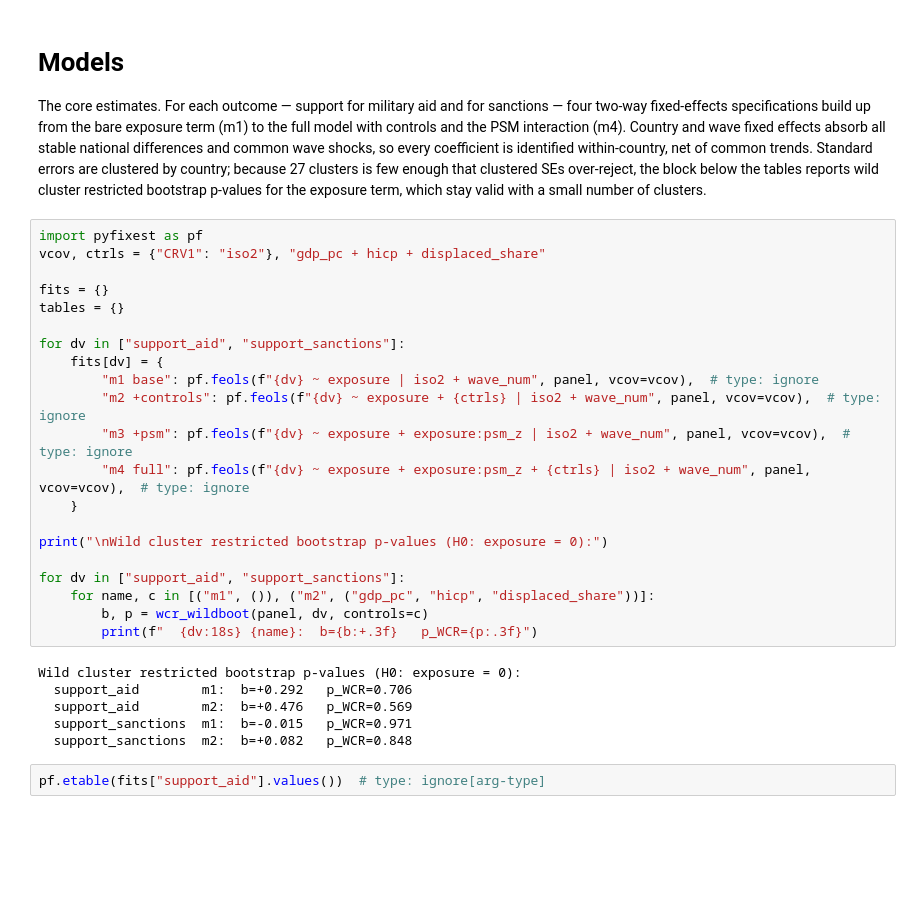
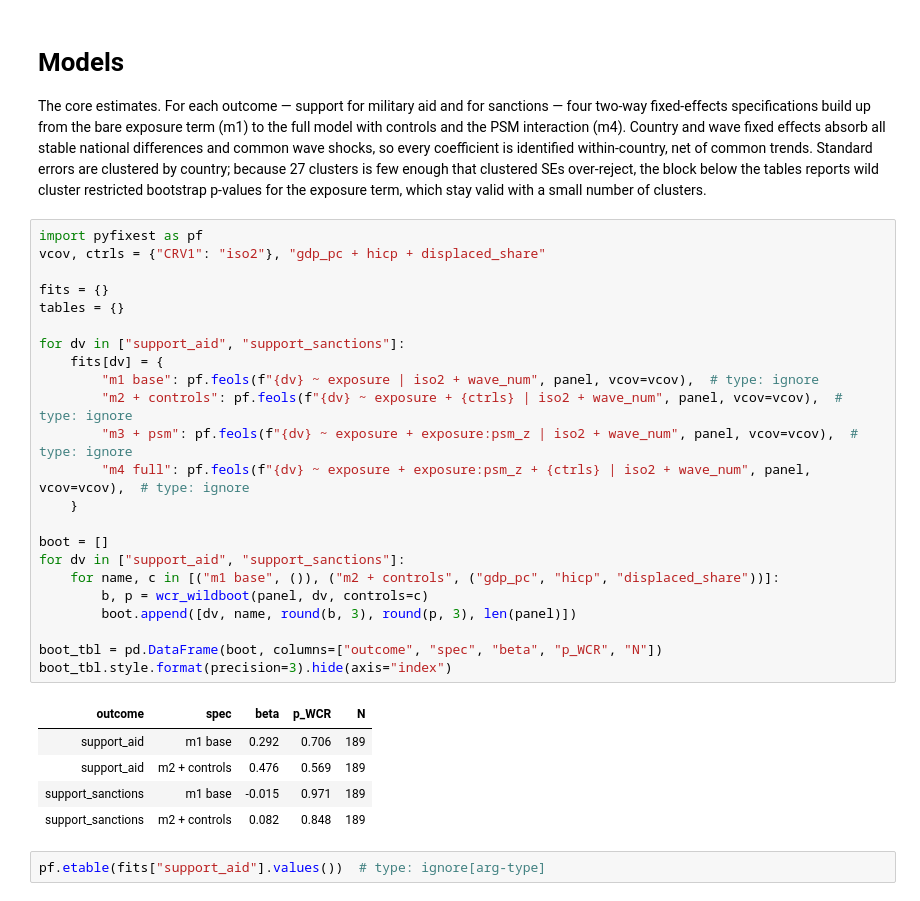
Before and after one commit to kam-eeel/pol380-research, a Jupyter notebook: analysis.ipynb, the cells around one changed output. Saved outputs shown, nothing was run; the diff lists cells and outputs as text; blank space fills up the shorter version.

```diff
--- a/analysis.ipynb
+++ b/analysis.ipynb
@@ -407,30 +407,32 @@ The core estimates. For each outcome — support for military aid and for sancti
 # %%
 import pyfixest as pf
 vcov, ctrls = {"CRV1": "iso2"}, "gdp_pc + hicp + displaced_share"
 
 fits = {}
 tables = {}
 
 for dv in ["support_aid", "support_sanctions"]:
     fits[dv] = {
         "m1 base": pf.feols(f"{dv} ~ exposure | iso2 + wave_num", panel, vcov=vcov),  # type: ignore
-        "m2 +controls": pf.feols(f"{dv} ~ exposure + {ctrls} | iso2 + wave_num", panel, vcov=vcov),  # type: ignore
-        "m3 +psm": pf.feols(f"{dv} ~ exposure + exposure:psm_z | iso2 + wave_num", panel, vcov=vcov),  # type: ignore
+        "m2 + controls": pf.feols(f"{dv} ~ exposure + {ctrls} | iso2 + wave_num", panel, vcov=vcov),  # type: ignore
+        "m3 + psm": pf.feols(f"{dv} ~ exposure + exposure:psm_z | iso2 + wave_num", panel, vcov=vcov),  # type: ignore
         "m4 full": pf.feols(f"{dv} ~ exposure + exposure:psm_z + {ctrls} | iso2 + wave_num", panel, vcov=vcov),  # type: ignore
     }
 
-print("\nWild cluster restricted bootstrap p-values (H0: exposure = 0):")
+boot = []
+for dv in ["support_aid", "support_sanctions"]:
+    for name, c in [("m1 base", ()), ("m2 + controls", ("gdp_pc", "hicp", "displaced_share"))]:
+        b, p = wcr_wildboot(panel, dv, controls=c)
+        boot.append([dv, name, round(b, 3), round(p, 3), len(panel)])
 
-for dv in ["support_aid", "support_sanctions"]:
-    for name, c in [("m1", ()), ("m2", ("gdp_pc", "hicp", "displaced_share"))]:
-        b, p = wcr_wildboot(panel, dv, controls=c)
-        print(f"  {dv:18s} {name}:  b={b:+.3f}   p_WCR={p:.3f}")
+boot_tbl = pd.DataFrame(boot, columns=["outcome", "spec", "beta", "p_WCR", "N"])
+boot_tbl.style.format(precision=3).hide(axis="index")
 # %% [output]
-Wild cluster restricted bootstrap p-values (H0: exposure = 0):
-  support_aid        m1:  b=+0.292   p_WCR=0.706
-  support_aid        m2:  b=+0.476   p_WCR=0.569
-  support_sanctions  m1:  b=-0.015   p_WCR=0.971
-  support_sanctions  m2:  b=+0.082   p_WCR=0.848
+| outcome | spec | beta | p_WCR | N |
+| support_aid | m1 base | 0.292 | 0.706 | 189 |
+| support_aid | m2 + controls | 0.476 | 0.569 | 189 |
+| support_sanctions | m1 base | -0.015 | 0.971 | 189 |
+| support_sanctions | m2 + controls | 0.082 | 0.848 | 189 |
 # %%
 pf.etable(fits["support_aid"].values())  # type: ignore[arg-type]
 # %% [output]
```
Also changed, not shown: parts of 2 cells of this notebook, 1 other file.
